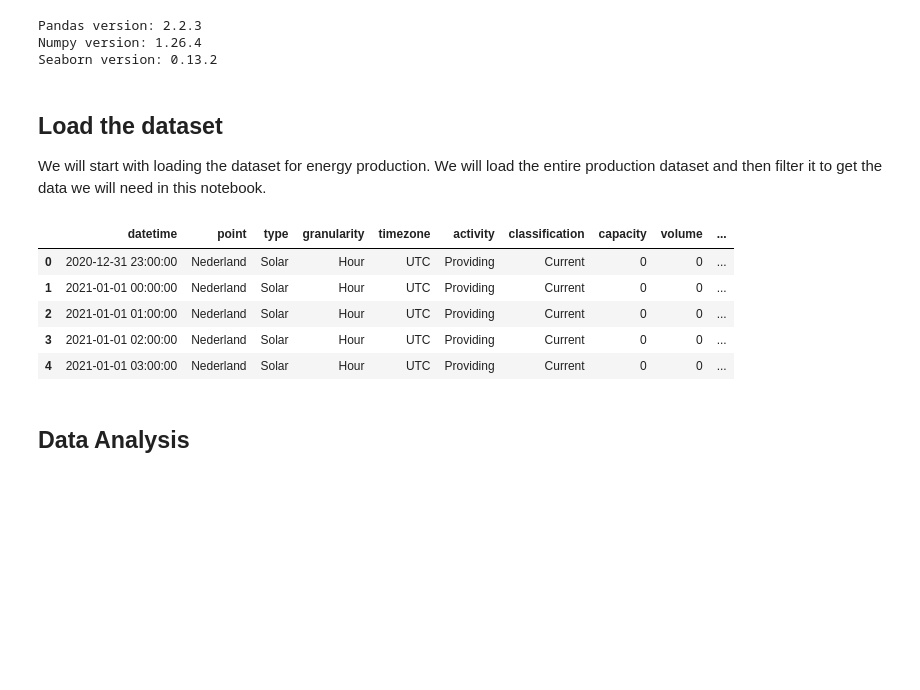
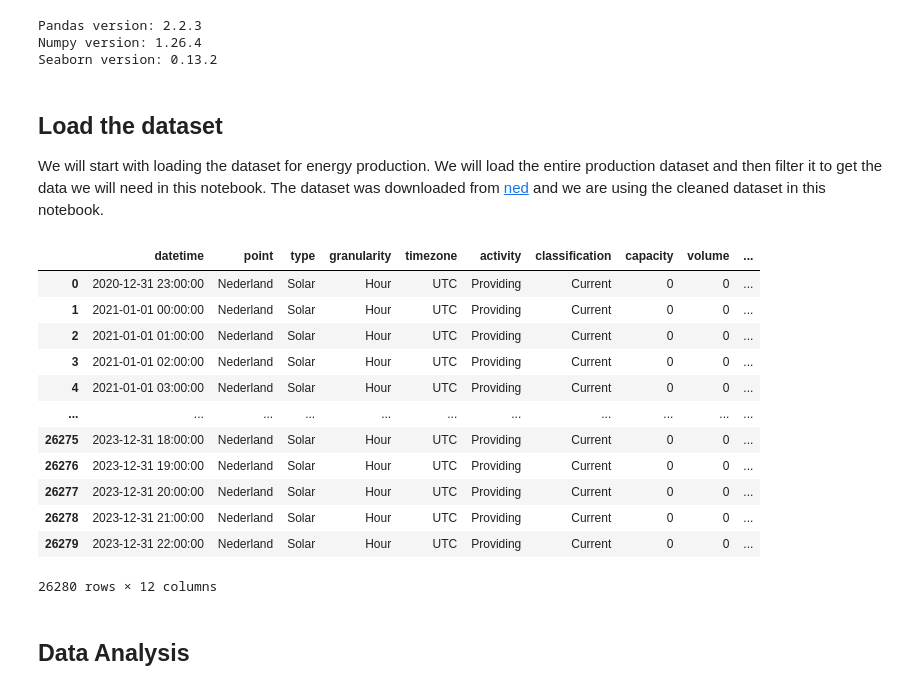
Before and after one commit to estherw66/EnergieOpwek, a Jupyter notebook: eda/SolarProductionEda.ipynb, the cells around one changed output. Saved outputs shown, nothing was run; the diff lists cells and outputs as text; code cells hidden in the pictures; blank space fills up the shorter version.

```diff
--- a/eda/SolarProductionEda.ipynb
+++ b/eda/SolarProductionEda.ipynb
@@ -18,17 +18,24 @@ Numpy version: 1.26.4
 Seaborn version: 0.13.2
 # %% [markdown]
 ## Load the dataset
-We will start with loading the dataset for energy production. We will load the entire production dataset and then filter it to get the data we will need in this notebook.
+We will start with loading the dataset for energy production. We will load the entire production dataset and then filter it to get the data we will need in this notebook. The dataset was downloaded from <a href='https://ned.nl'>ned</a> and we are using the cleaned dataset in this notebook.
 # %%
 df = pd.read_csv('../data/ProductionData/cleaned_energie_opwek.csv')
 df = df[df['type'] == 'Solar'].reset_index(drop=True)
-df.head()
+df
 # %% [output]
 |  | datetime | point | type | granularity | timezone | activity | classification | capacity | volume | ... |
 | 0 | 2020-12-31 23:00:00 | Nederland | Solar | Hour | UTC | Providing | Current | 0 | 0 | ... |
 | 1 | 2021-01-01 00:00:00 | Nederland | Solar | Hour | UTC | Providing | Current | 0 | 0 | ... |
 | 2 | 2021-01-01 01:00:00 | Nederland | Solar | Hour | UTC | Providing | Current | 0 | 0 | ... |
 | 3 | 2021-01-01 02:00:00 | Nederland | Solar | Hour | UTC | Providing | Current | 0 | 0 | ... |
 | 4 | 2021-01-01 03:00:00 | Nederland | Solar | Hour | UTC | Providing | Current | 0 | 0 | ... |
+| ... | ... | ... | ... | ... | ... | ... | ... | ... | ... | ... |
+| 26275 | 2023-12-31 18:00:00 | Nederland | Solar | Hour | UTC | Providing | Current | 0 | 0 | ... |
+| 26276 | 2023-12-31 19:00:00 | Nederland | Solar | Hour | UTC | Providing | Current | 0 | 0 | ... |
+| 26277 | 2023-12-31 20:00:00 | Nederland | Solar | Hour | UTC | Providing | Current | 0 | 0 | ... |
+| 26278 | 2023-12-31 21:00:00 | Nederland | Solar | Hour | UTC | Providing | Current | 0 | 0 | ... |
+| 26279 | 2023-12-31 22:00:00 | Nederland | Solar | Hour | UTC | Providing | Current | 0 | 0 | ... |
+26280 rows × 12 columns
 # %% [markdown]
 ## Data Analysis
```
Also changed, not shown: parts of 50 cells of this notebook, 6 other files.
